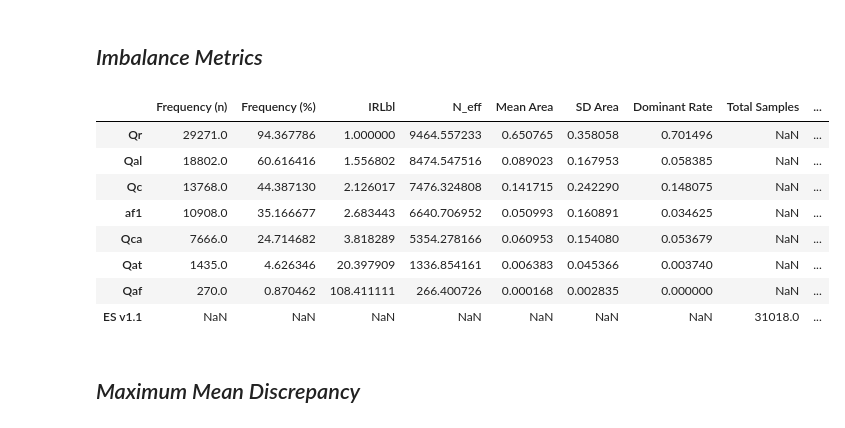
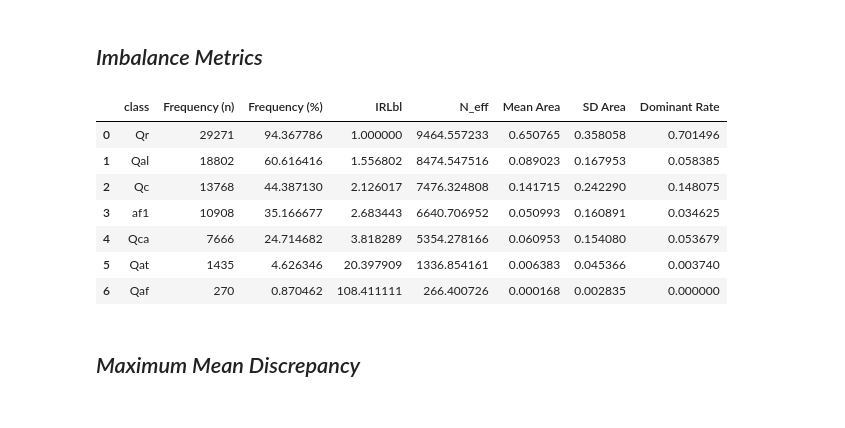
Before and after one commit to masseygeo/earthscape, a Jupyter notebook: notebooks/data_eda.ipynb, the cells around one changed output. Saved outputs shown, nothing was run; the diff lists cells and outputs as text; code cells hidden in the pictures.

```diff
--- a/notebooks/data_eda.ipynb
+++ b/notebooks/data_eda.ipynb
@@ -620,60 +620,62 @@ sd_area = areas[class_cols].std(axis=0)
 majority_class = areas[class_cols].idxmax(axis=1)
 dominant_rate = majority_class.value_counts(normalize=True)
 
 
 ##### dataset-level metrics...
 # total samples
 total_samples = len(areas)
 
 # majority area rate (MAR)
 mar = mean_area.max()
 
-# entropy (distribution diversity)
-p = mean_area / mean_area.sum()
-entropy = -(p * np.log(p)).sum()
-entropy_norm = entropy / np.log(len(p))
+# # entropy (distribution diversity)
+# p = mean_area / mean_area.sum()
+# entropy = -(p * np.log(p)).sum()
+# entropy_norm = entropy / np.log(len(p))
 
-# gini coefficient (inequality)
-x = np.sort(np.asarray(mean_area))
-n = len(x)
-gini = (2*np.sum((np.arange(1,n+1)*x))) / (n*np.sum(x)) - (n+1)/n
+# # gini coefficient (inequality)
+# x = np.sort(np.asarray(mean_area))
+# n = len(x)
+# gini = (2*np.sum((np.arange(1,n+1)*x))) / (n*np.sum(x)) - (n+1)/n
 
 
 ##### construct dataframe...
 # per class metrics...
 stats = pd.DataFrame({
     'Frequency (n)': class_counts,
     'Frequency (%)': class_per,
     'IRLbl': irlbl,
     'N_eff': n_eff,
     'Mean Area': mean_area,
     'SD Area': sd_area,
     'Dominant Rate': dominant_rate,
     })
 stats.fillna(0, inplace=True)
 stats.sort_values('Frequency (n)', ascending=False, inplace=True)
 
-# dataset metrics...
-ds_stats = pd.DataFrame({
-    'Total Samples': total_samples,
-    'Entropy (norm.)': entropy_norm,
-    'Gini Coef.': gini
-    }, index=[f"ES v{VERSION}"])
+# # dataset metrics...
+# ds_stats = pd.DataFrame({
+#     'Total Samples': total_samples,
+#     'Entropy (norm.)': entropy_norm,
+#     'Gini Coef.': gini
+#     }, index=[f"ES v{VERSION}"])
 
-# merge dfs...
-df = pd.concat([stats, ds_stats])
-df.to_csv(output_path)
-df.head(10)
+# # merge dfs...
+# df = pd.concat([stats, ds_stats])
+# df.to_csv(output_path)
+
+stats.reset_index(names='class', inplace=True)
+stats.to_csv(output_path, index=False)
+stats.head(10)
 # %% [output]
-|  | Frequency (n) | Frequency (%) | IRLbl | N_eff | Mean Area | SD Area | Dominant Rate | Total Samples | ... |
-| Qr | 29271.0 | 94.367786 | 1.000000 | 9464.557233 | 0.650765 | 0.358058 | 0.701496 | NaN | ... |
-| Qal | 18802.0 | 60.616416 | 1.556802 | 8474.547516 | 0.089023 | 0.167953 | 0.058385 | NaN | ... |
-| Qc | 13768.0 | 44.387130 | 2.126017 | 7476.324808 | 0.141715 | 0.242290 | 0.148075 | NaN | ... |
-| af1 | 10908.0 | 35.166677 | 2.683443 | 6640.706952 | 0.050993 | 0.160891 | 0.034625 | NaN | ... |
-| Qca | 7666.0 | 24.714682 | 3.818289 | 5354.278166 | 0.060953 | 0.154080 | 0.053679 | NaN | ... |
-| Qat | 1435.0 | 4.626346 | 20.397909 | 1336.854161 | 0.006383 | 0.045366 | 0.003740 | NaN | ... |
-| Qaf | 270.0 | 0.870462 | 108.411111 | 266.400726 | 0.000168 | 0.002835 | 0.000000 | NaN | ... |
-| ES v1.1 | NaN | NaN | NaN | NaN | NaN | NaN | NaN | 31018.0 | ... |
+|  | class | Frequency (n) | Frequency (%) | IRLbl | N_eff | Mean Area | SD Area | Dominant Rate |
+| 0 | Qr | 29271 | 94.367786 | 1.000000 | 9464.557233 | 0.650765 | 0.358058 | 0.701496 |
+| 1 | Qal | 18802 | 60.616416 | 1.556802 | 8474.547516 | 0.089023 | 0.167953 | 0.058385 |
+| 2 | Qc | 13768 | 44.387130 | 2.126017 | 7476.324808 | 0.141715 | 0.242290 | 0.148075 |
+| 3 | af1 | 10908 | 35.166677 | 2.683443 | 6640.706952 | 0.050993 | 0.160891 | 0.034625 |
+| 4 | Qca | 7666 | 24.714682 | 3.818289 | 5354.278166 | 0.060953 | 0.154080 | 0.053679 |
+| 5 | Qat | 1435 | 4.626346 | 20.397909 | 1336.854161 | 0.006383 | 0.045366 | 0.003740 |
+| 6 | Qaf | 270 | 0.870462 | 108.411111 | 266.400726 | 0.000168 | 0.002835 | 0.000000 |
 # %% [markdown]
 ## *Maximum Mean Discrepancy*
 # %%
```
Also changed, not shown: parts of 1 cell of this notebook, 37 other files.
